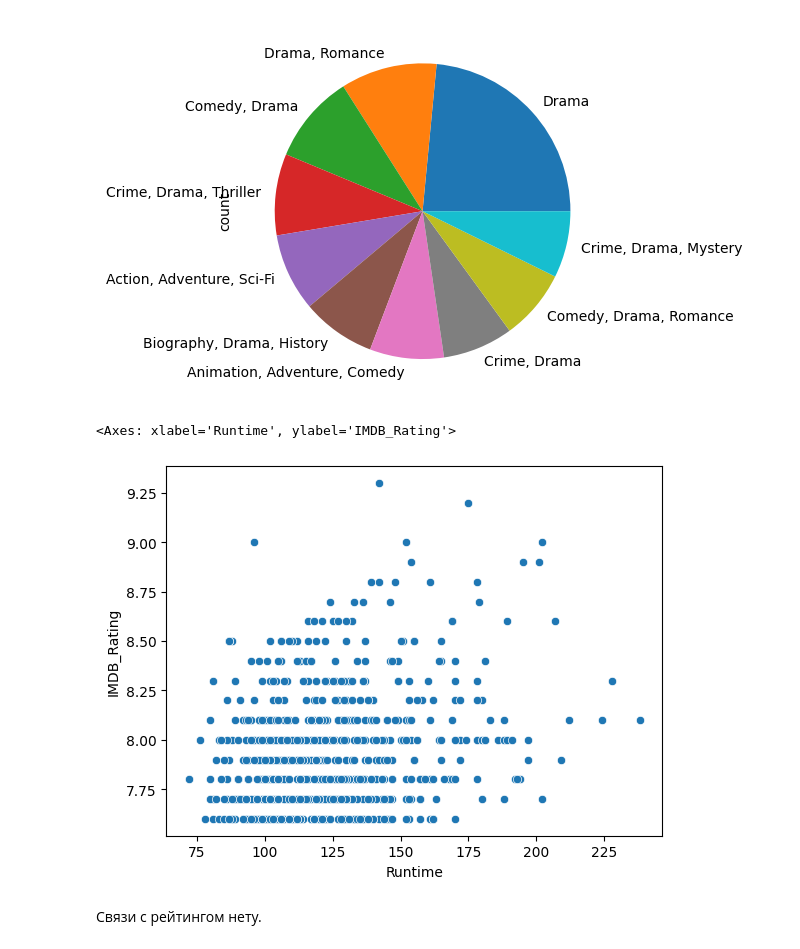
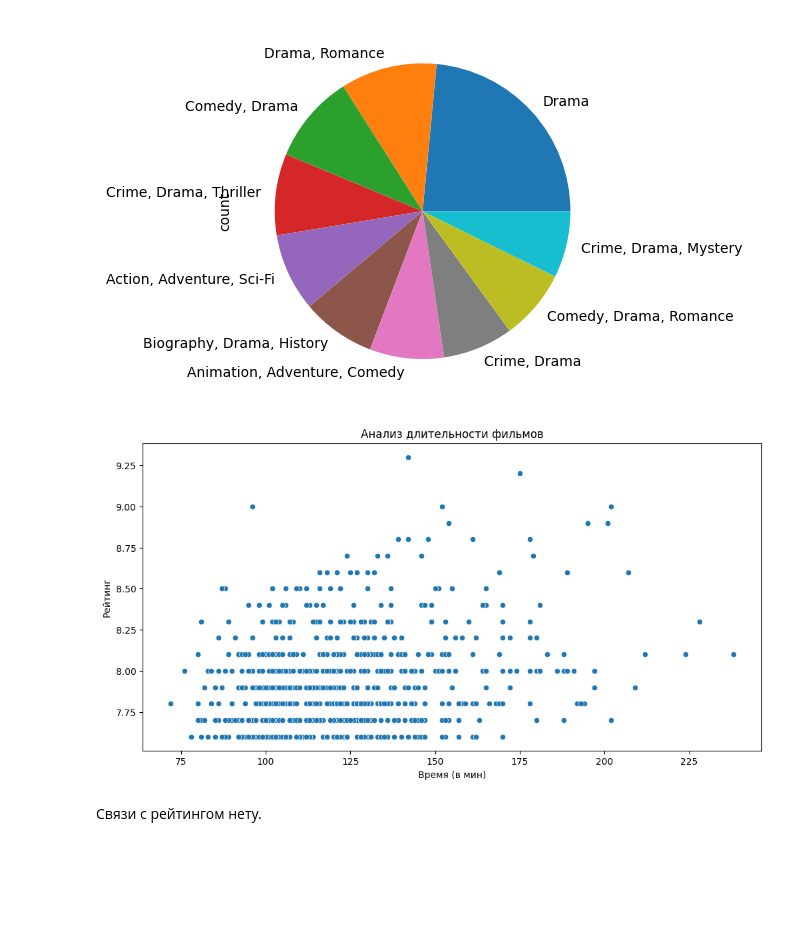
Before and after one commit to Denis-Egorov/Movie-dataset-analysis, a Jupyter notebook: analysis.ipynb, the cells around one changed output. Cells and saved outputs as stored; diff of their text form; code cells hidden in the pictures; blank space fills up the shorter version.

```diff
--- a/analysis.ipynb
+++ b/analysis.ipynb
@@ -175,13 +175,18 @@ cleaned_imdb_df['Genre'].value_counts().head(10).plot(kind='pie')
 cleaned_imdb_df['Runtime'] = cleaned_imdb_df['Runtime'].str.replace(' min', '').astype(int)
 # %%
 # Анализ длительности фильмов
+plt.figure(figsize=(12, 6))
 sns.scatterplot(
     x='Runtime',
     y='IMDB_Rating',
-    data=cleaned_imdb_df)
+    data=cleaned_imdb_df
+)
+plt.title("Анализ длительности фильмов")
+plt.xlabel('Время (в мин)')
+plt.ylabel('Рейтинг')
+plt.show()
 # %% [output]
-<Axes: xlabel='Runtime', ylabel='IMDB_Rating'>
-[figure, old version]
+[figure, new version]
 # %% [markdown]
 Связи с рейтингом нету.
 # %%
```
